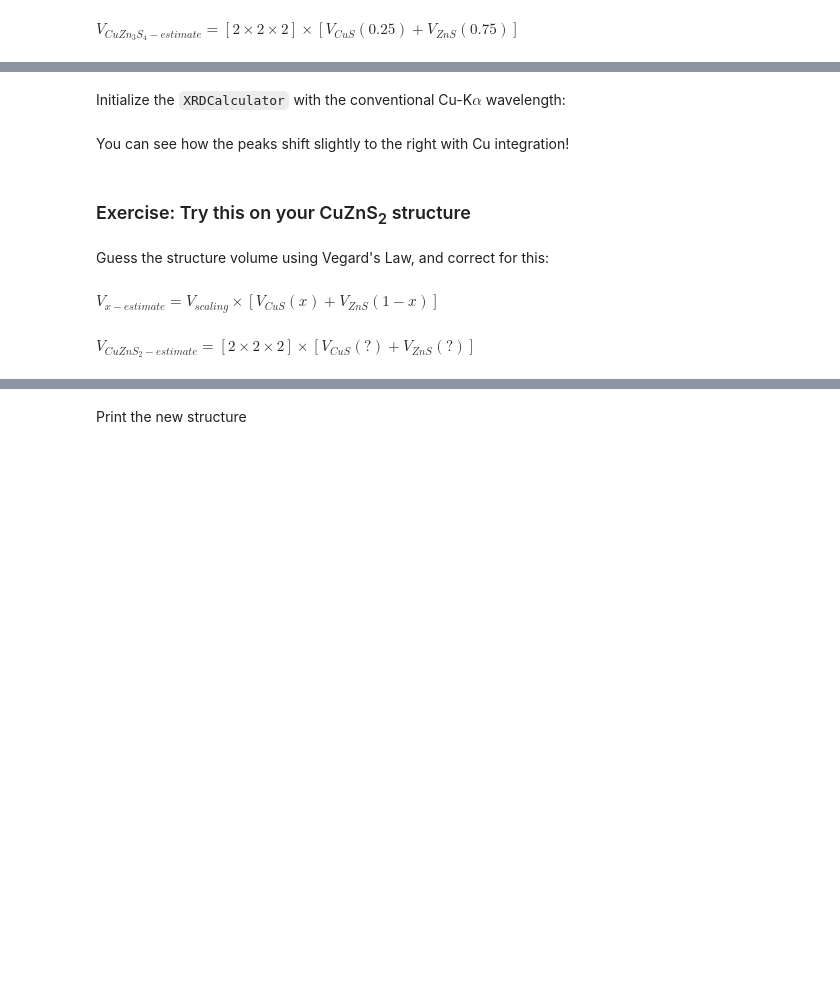
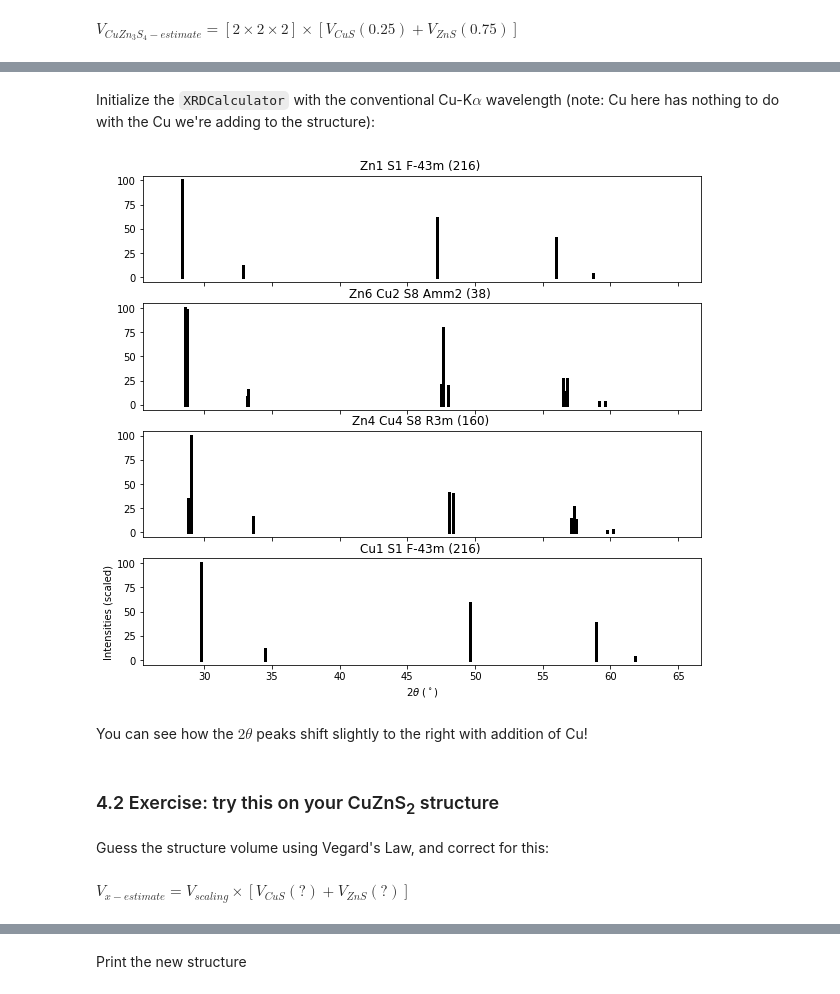
Before and after one commit to materialsproject/workshop, a Jupyter notebook: workshop/lessons/06_new_systems/06 - New Systems - filled.ipynb, the cells around one changed output, grey strips where cells are left out. Cells and saved outputs as stored; diff of their text form; code cells hidden in the pictures; blank space fills up the shorter version.

```diff
--- a/workshop/lessons/06_new_systems/06 - New Systems - filled.ipynb
+++ b/workshop/lessons/06_new_systems/06 - New Systems - filled.ipynb
@@ -344,2 +387,6 @@ Let's scale the structure by 2 $\times$ 2 $\times$ 2 (a 2 $\times$ 2 $\times$ 1
 # %%
-scaling_matrix = np.array([2, 2, 2])
+scaling_matrix = np.array([
+    [2, 0, 0],
+    [0, 2, 0],
+    [0, 0, 2]
+])
@@ -350,5 +421,4 @@ print(CuZn3S4_disordered_supercell)
 # %%
-CuZn3S4_ordered_structures = odst.apply_transformation(CuZn3S4_disordered_supercell,
-                                             return_ranked_list = 10)
+CuZn3S4_ordered_structures = odst.apply_transformation(CuZn3S4_disordered_supercell, return_ranked_list = 10)
 # %%
 print(CuZn3S4_ordered_structures)
@@ -446,8 +600,12 @@ Now we can compare this structure to our original ZnS and CuS structure to, for
 # %%
 from pymatgen.analysis.diffraction.xrd import XRDCalculator
 # %% [markdown]
-Initialize the `XRDCalculator` with the conventional Cu-K$\alpha$ wavelength:
+Initialize the `XRDCalculator` with the conventional Cu-K$\alpha$ wavelength (note: Cu here has nothing to do with the Cu we're adding to the structure):
 # %%
-xrd = XRDCalculator(wavelength='CuKa')
+xrd = XRDCalculator()
 # %%
-structures = [ZnS_structure, CuZn3S4_structure_estimate, CuS_structure]
+structures = [
+    ZnS_structure,
+    CuZn3S4_structure_estimate,
+    CuS_structure
+]
@@ -458,13 +612,19 @@ xrd.plot_structures(structures, annotate_peaks=False,
+# %%
+xrd_plots = xrd.plot_structures(
+    structures,
+    two_theta_range=[25, 65],
+    annotate_peaks=False, # to keep the plot cleaner
+    size_kwargs={'w': 10, 'h': 9}, # these options are optional to make the plot look nicer
+)
+# %% [output]
+[figure, added]
 # %% [markdown]
-You can see how the peaks shift slightly to the right with Cu integration!
+You can see how the $2\theta$ peaks shift slightly to the right with addition of Cu!
 # %% [markdown]
-###
-### Exercise: Try this on your CuZnS<sub>2</sub> structure
+### 4.2 Exercise: try this on your CuZnS<sub>2</sub> structure
 # %% [markdown]
 Guess the structure volume using Vegard's Law, and correct for this:
 # %% [markdown]
-$V_{x-estimate} = V_{scaling } \times [ V_{CuS}(x) + V_{ZnS}(1-x) ] $
+$V_{x-estimate} = V_{scaling } \times [ V_{CuS}(?) + V_{ZnS}(?) ] $
-# %% [markdown]
-$V_{CuZnS_2-estimate} = [2\times2\times2] \times [ V_{CuS}(?) + V_{ZnS}(?) ] $
 # %%
 x_CuZnS2
```
Also changed, not shown: parts of 162 cells of this notebook.
